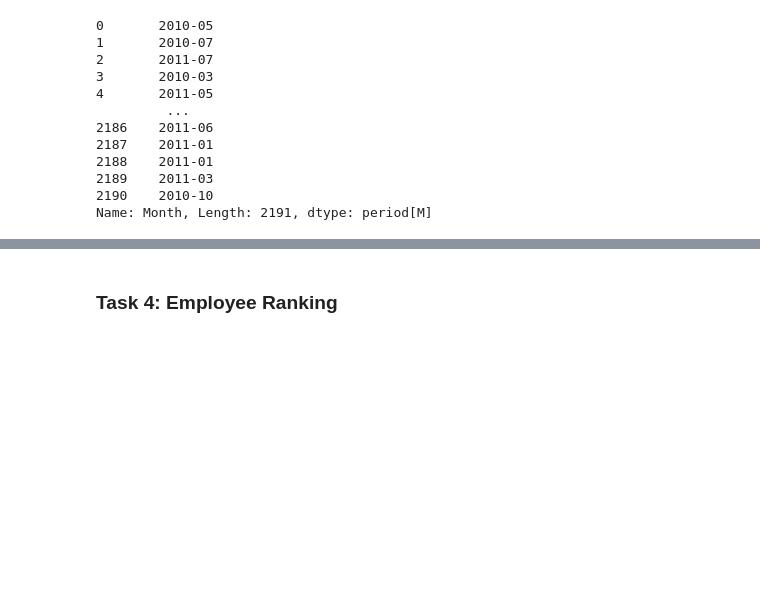
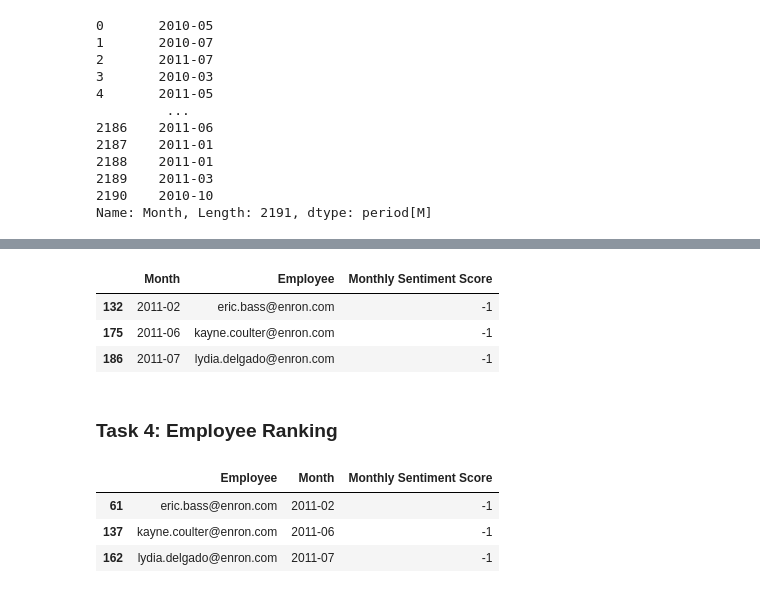
Before and after one commit to yenphglam/Final_Assessment, a Jupyter notebook: Analysis_Notebook.ipynb, the cells around one changed output, grey strips where cells are left out. Saved outputs shown, nothing was run; the diff lists cells and outputs as text; code cells hidden in the pictures; blank space fills up the shorter version.

```diff
--- a/Analysis_Notebook.ipynb
+++ b/Analysis_Notebook.ipynb
@@ -214,2 +240,16 @@ don.baughman@enron.com
+# %%
+monthly_scores[monthly_scores['Monthly Sentiment Score'] < 0]
+# %% [output]
+|  | Month | Employee | Monthly Sentiment Score |
+| 132 | 2011-02 | eric.bass@enron.com | -1 |
+| 175 | 2011-06 | kayne.coulter@enron.com | -1 |
+| 186 | 2011-07 | lydia.delgado@enron.com | -1 |
 # %% [markdown]
 ### Task 4: Employee Ranking
+# %%
+monthly_scores[monthly_scores['Monthly Sentiment Score'] < 0]
+# %% [output]
+|  | Employee | Month | Monthly Sentiment Score |
+| 61 | eric.bass@enron.com | 2011-02 | -1 |
+| 137 | kayne.coulter@enron.com | 2011-06 | -1 |
+| 162 | lydia.delgado@enron.com | 2011-07 | -1 |
```
Also changed, not shown: parts of 8 cells of this notebook.
